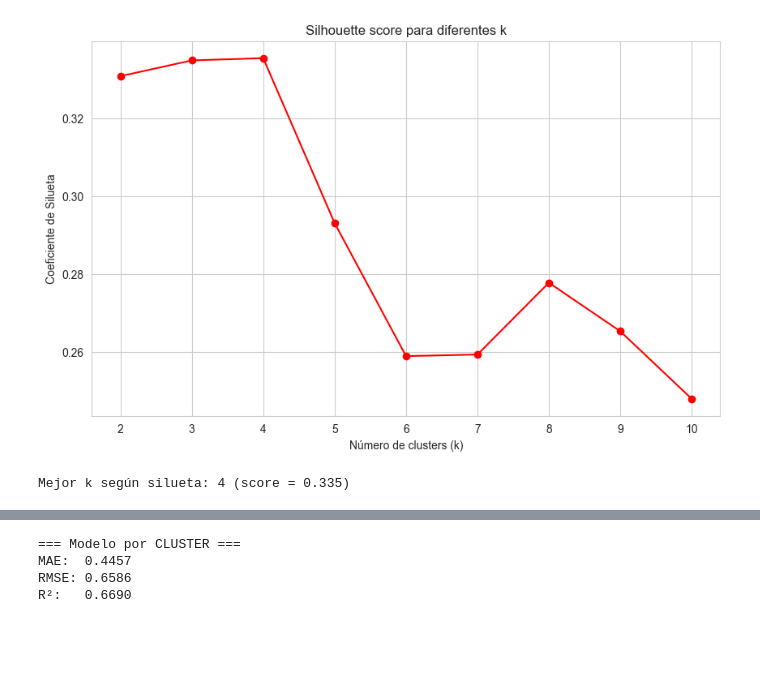
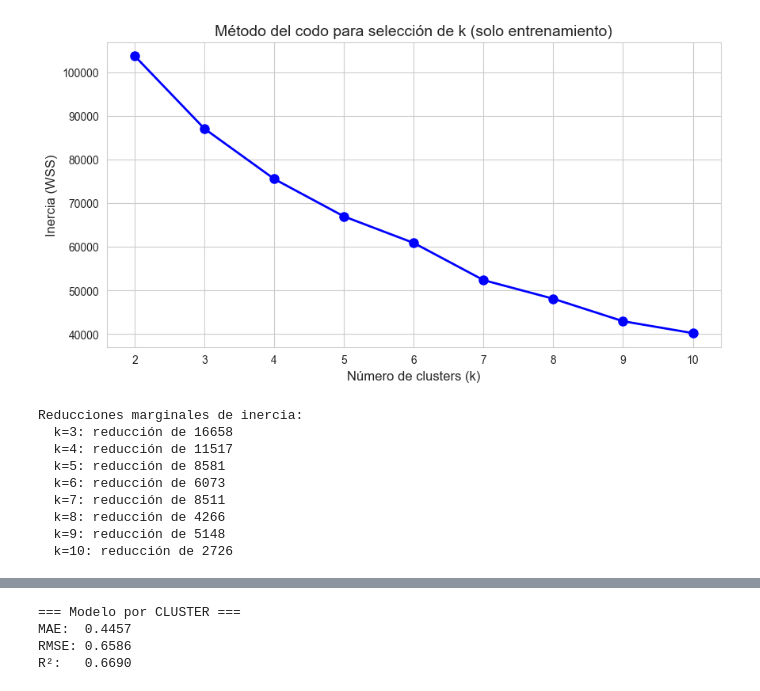
Before and after one commit to DanteSolorzano/Proyecto-final, a Jupyter notebook: v2.ipynb, the cells around one changed output, grey strips where cells are left out. Cells and saved outputs as stored; diff of their text form; code cells hidden in the pictures; blank space fills up the shorter version.

```diff
--- a/v2.ipynb
+++ b/v2.ipynb
@@ -52,9 +55,9 @@ Rango de y: [0.15, 5.00]
 # %%
-# Estandarizar las variables de entrada
-scaler = StandardScaler()
-X_scaled = scaler.fit_transform(X)
-X_scaled = pd.DataFrame(X_scaled, columns=housing.feature_names)
+# División 80% entrenamiento, 20% prueba
+X_train, X_test, y_train, y_test = train_test_split(
+    X, y, test_size=0.2, random_state=42
+)
 
-print("Medias después de estandarizar:", X_scaled.mean().round(6))
-print("Desviaciones estándar:", X_scaled.std().round(6))
+print(f"Entrenamiento: {X_train.shape[0]} muestras")
+print(f"Prueba: {X_test.shape[0]} muestras")
 # %% [output]
@@ -98,23 +99,36 @@ plt.show()
 # %%
-silhouette_scores = []
+wss = []
+K_range = range(2, 11)
+
 for k in K_range:
     kmeans = KMeans(n_clusters=k, random_state=42, n_init=10)
-    labels = kmeans.fit_predict(X_scaled)
-    score = silhouette_score(X_scaled, labels)
-    silhouette_scores.append(score)
+    kmeans.fit(X_train_scaled)
+    wss.append(kmeans.inertia_)
 
-plt.plot(K_range, silhouette_scores, 'ro-')
-plt.xlabel('Número de clusters (k)')
-plt.ylabel('Coeficiente de Silueta')
-plt.title('Silhouette score para diferentes k')
+# Gráfico del codo
+plt.figure(figsize=(10, 5))
+plt.plot(K_range, wss, 'bo-', linewidth=2, markersize=8)
+plt.xlabel('Número de clusters (k)', fontsize=12)
+plt.ylabel('Inercia (WSS)', fontsize=12)
+plt.title('Método del codo para selección de k (solo entrenamiento)', fontsize=14)
 plt.xticks(K_range)
 plt.grid(True)
 plt.show()
 
-# Mostrar mejores valores
-best_k_sil = K_range[np.argmax(silhouette_scores)]
-print(f"Mejor k según silueta: {best_k_sil} (score = {max(silhouette_scores):.3f})")
+# Mostrar reducciones marginales
+reducciones = -np.diff(wss)
+print("Reducciones marginales de inercia:")
+for k, red in zip(K_range[1:], reducciones):
+    print(f"  k={k}: reducción de {red:.0f}")
 # %% [output]
-[figure, old version]
+[figure, new version]
-Mejor k según silueta: 4 (score = 0.335)
+Reducciones marginales de inercia:
+  k=3: reducción de 16658
+  k=4: reducción de 11517
+  k=5: reducción de 8581
+  k=6: reducción de 6073
+  k=7: reducción de 8511
+  k=8: reducción de 4266
+  k=9: reducción de 5148
+  k=10: reducción de 2726
 # %%
```
Also changed, not shown: parts of 15 cells of this notebook.
